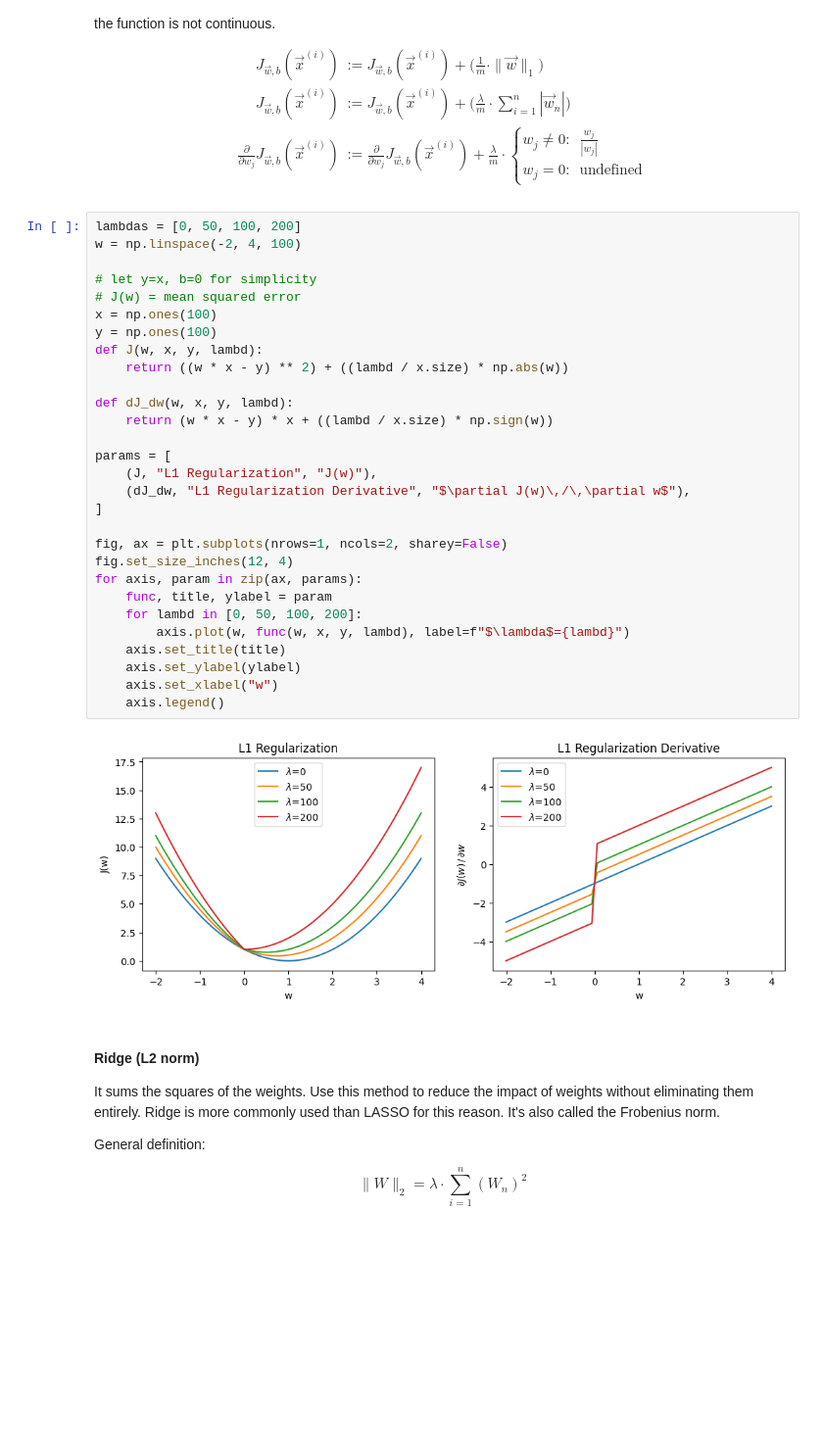
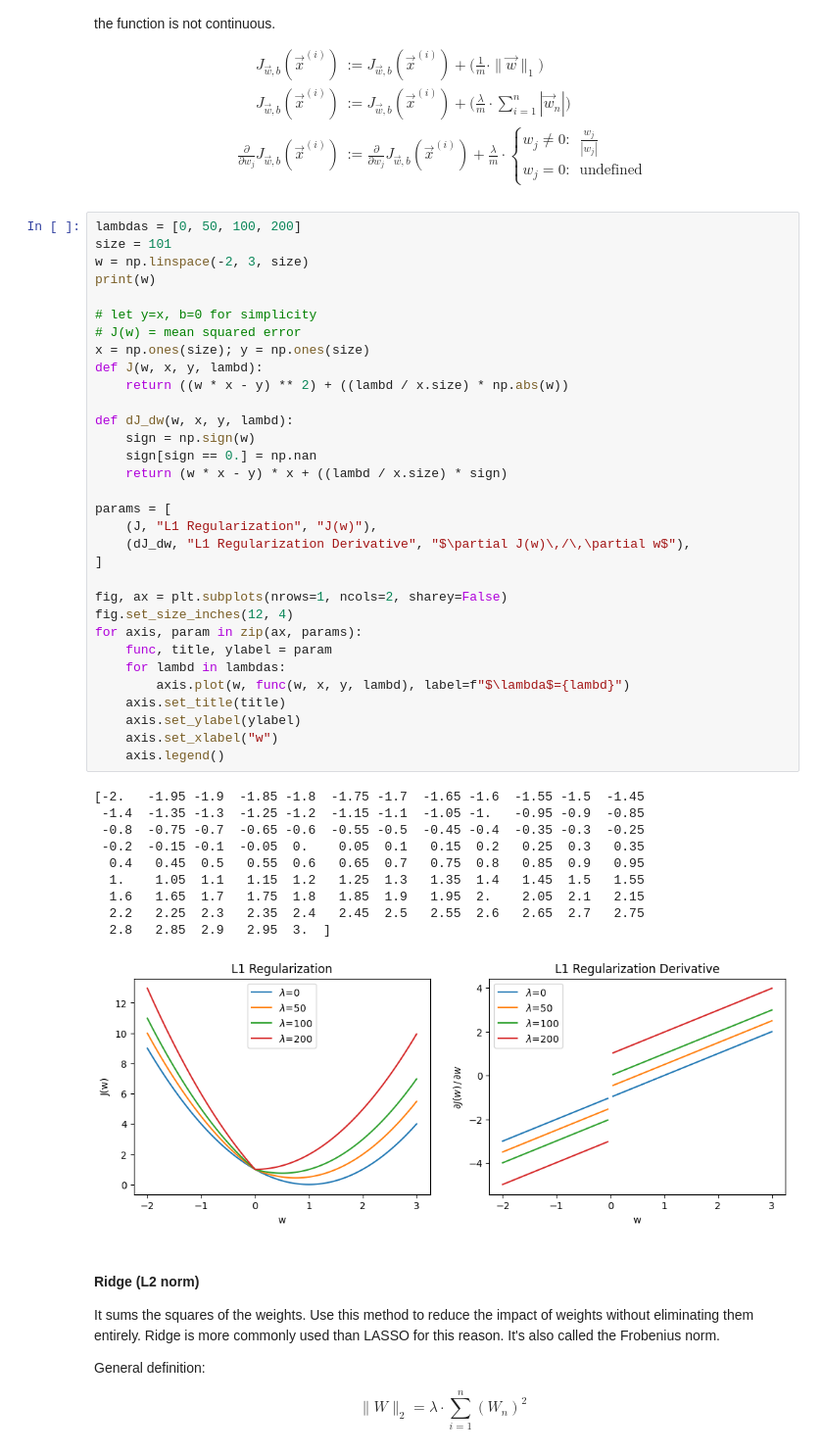
Before and after one commit to nickrusso42518/ml-qrg, a Jupyter notebook: ml_qrg.ipynb, the cells around one changed output. Shown at 98% size. Drawn from its saved outputs; the diff is of its cells as text; blank space fills up the shorter version.

Commit message:
reg visuals 2

```diff
--- a/ml_qrg.ipynb
+++ b/ml_qrg.ipynb
@@ -1013,35 +1013,47 @@ w_j = 0: & \text{undefined}
 $$
 # %%
 lambdas = [0, 50, 100, 200]
-w = np.linspace(-2, 4, 100)
+size = 101
+w = np.linspace(-2, 3, size)
+print(w)
 
 # let y=x, b=0 for simplicity
 # J(w) = mean squared error
-x = np.ones(100)
-y = np.ones(100)
+x = np.ones(size); y = np.ones(size)
 def J(w, x, y, lambd):
     return ((w * x - y) ** 2) + ((lambd / x.size) * np.abs(w))
 
 def dJ_dw(w, x, y, lambd):
-    return (w * x - y) * x + ((lambd / x.size) * np.sign(w))
+    sign = np.sign(w)
+    sign[sign == 0.] = np.nan
+    return (w * x - y) * x + ((lambd / x.size) * sign)
 
 params = [
     (J, "L1 Regularization", "J(w)"),
     (dJ_dw, "L1 Regularization Derivative", "$\partial J(w)\,/\,\partial w$"),
 ]
 
 fig, ax = plt.subplots(nrows=1, ncols=2, sharey=False)
 fig.set_size_inches(12, 4)
 for axis, param in zip(ax, params):
     func, title, ylabel = param
-    for lambd in [0, 50, 100, 200]:
+    for lambd in lambdas:
         axis.plot(w, func(w, x, y, lambd), label=f"$\lambda$={lambd}")
     axis.set_title(title)
     axis.set_ylabel(ylabel)
     axis.set_xlabel("w")
     axis.legend()
 # %% [output]
+[-2.   -1.95 -1.9  -1.85 -1.8  -1.75 -1.7  -1.65 -1.6  -1.55 -1.5  -1.45
+ -1.4  -1.35 -1.3  -1.25 -1.2  -1.15 -1.1  -1.05 -1.   -0.95 -0.9  -0.85
+ -0.8  -0.75 -0.7  -0.65 -0.6  -0.55 -0.5  -0.45 -0.4  -0.35 -0.3  -0.25
+ -0.2  -0.15 -0.1  -0.05  0.    0.05  0.1   0.15  0.2   0.25  0.3   0.35
+  0.4   0.45  0.5   0.55  0.6   0.65  0.7   0.75  0.8   0.85  0.9   0.95
+  1.    1.05  1.1   1.15  1.2   1.25  1.3   1.35  1.4   1.45  1.5   1.55
+  1.6   1.65  1.7   1.75  1.8   1.85  1.9   1.95  2.    2.05  2.1   2.15
+  2.2   2.25  2.3   2.35  2.4   2.45  2.5   2.55  2.6   2.65  2.7   2.75
+  2.8   2.85  2.9   2.95  3.  ]
-[figure, old version]
+[figure, new version]
 # %% [markdown]
 #### Ridge (L2 norm)
 It sums the squares of the weights. Use this method to reduce the impact of weights without eliminating them entirely. Ridge is more commonly used than LASSO for this reason. It's also called the Frobenius norm.
```
